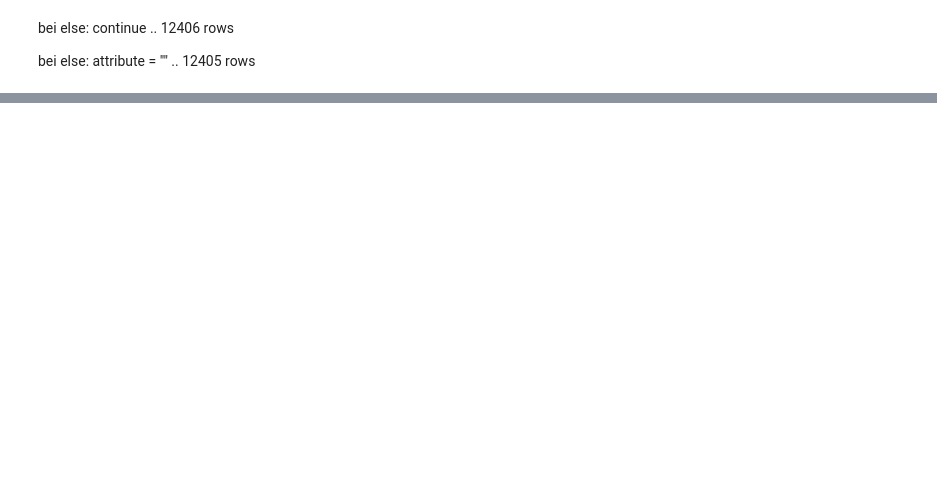
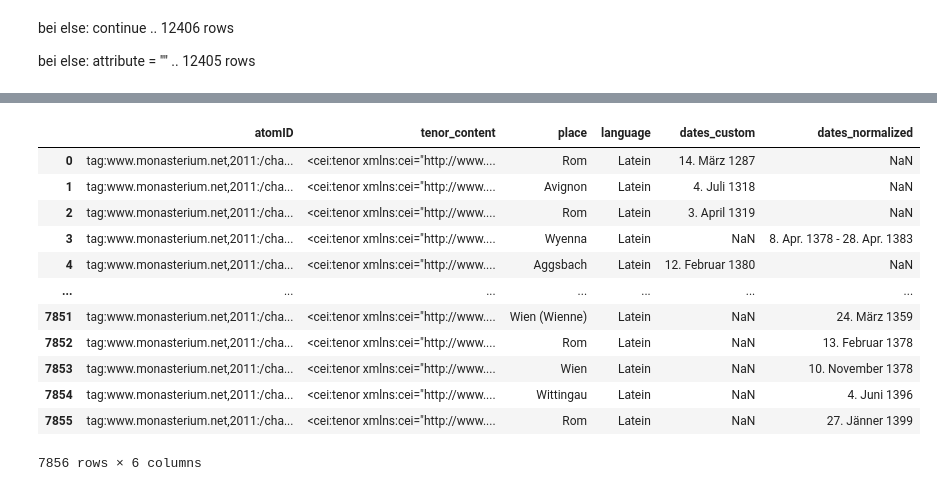
Before and after one commit to Didip-eu/ddpa_lines, a Jupyter notebook: notebooks/CEI2CSV.ipynb, the cells around one changed output, grey strips where cells are left out. Drawn from its saved outputs; the diff is of its cells as text; code cells hidden in the pictures; blank space fills up the shorter version.

```diff
--- a/notebooks/CEI2CSV.ipynb
+++ b/notebooks/CEI2CSV.ipynb
@@ -228,0 +485,20 @@ df_noURLs.to_csv(f'../data/output/{pathname}_nourls.csv'
+# %%
+df = pd.read_csv('../data/output/transcriptions_metadata.charter.public.csv')
+# %%
+df_language = df.loc[df['language'] == 'Latein']
+df_language.reset_index(drop=True, inplace=True)
+df_language
+# %% [output]
+|  | atomID | tenor_content | place | language | dates_custom | dates_normalized |
+| 0 | tag:www.monasterium.net,2011:/cha... | <cei:tenor xmlns:cei="http://www.... | Rom | Latein | 14. März 1287 | NaN |
+| 1 | tag:www.monasterium.net,2011:/cha... | <cei:tenor xmlns:cei="http://www.... | Avignon | Latein | 4. Juli 1318 | NaN |
+| 2 | tag:www.monasterium.net,2011:/cha... | <cei:tenor xmlns:cei="http://www.... | Rom | Latein | 3. April 1319 | NaN |
+| 3 | tag:www.monasterium.net,2011:/cha... | <cei:tenor xmlns:cei="http://www.... | Wyenna | Latein | NaN | 8. Apr. 1378 - 28. Apr. 1383 |
+| 4 | tag:www.monasterium.net,2011:/cha... | <cei:tenor xmlns:cei="http://www.... | Aggsbach | Latein | 12. Februar 1380 | NaN |
+| ... | ... | ... | ... | ... | ... | ... |
+| 7851 | tag:www.monasterium.net,2011:/cha... | <cei:tenor xmlns:cei="http://www.... | Wien (Wienne) | Latein | NaN | 24. März 1359 |
+| 7852 | tag:www.monasterium.net,2011:/cha... | <cei:tenor xmlns:cei="http://www.... | Rom | Latein | NaN | 13. Februar 1378 |
+| 7853 | tag:www.monasterium.net,2011:/cha... | <cei:tenor xmlns:cei="http://www.... | Wien | Latein | NaN | 10. November 1378 |
+| 7854 | tag:www.monasterium.net,2011:/cha... | <cei:tenor xmlns:cei="http://www.... | Wittingau | Latein | NaN | 4. Juni 1396 |
+| 7855 | tag:www.monasterium.net,2011:/cha... | <cei:tenor xmlns:cei="http://www.... | Rom | Latein | NaN | 27. Jänner 1399 |
+7856 rows × 6 columns
```
Also changed, not shown: parts of 44 cells of this notebook.
